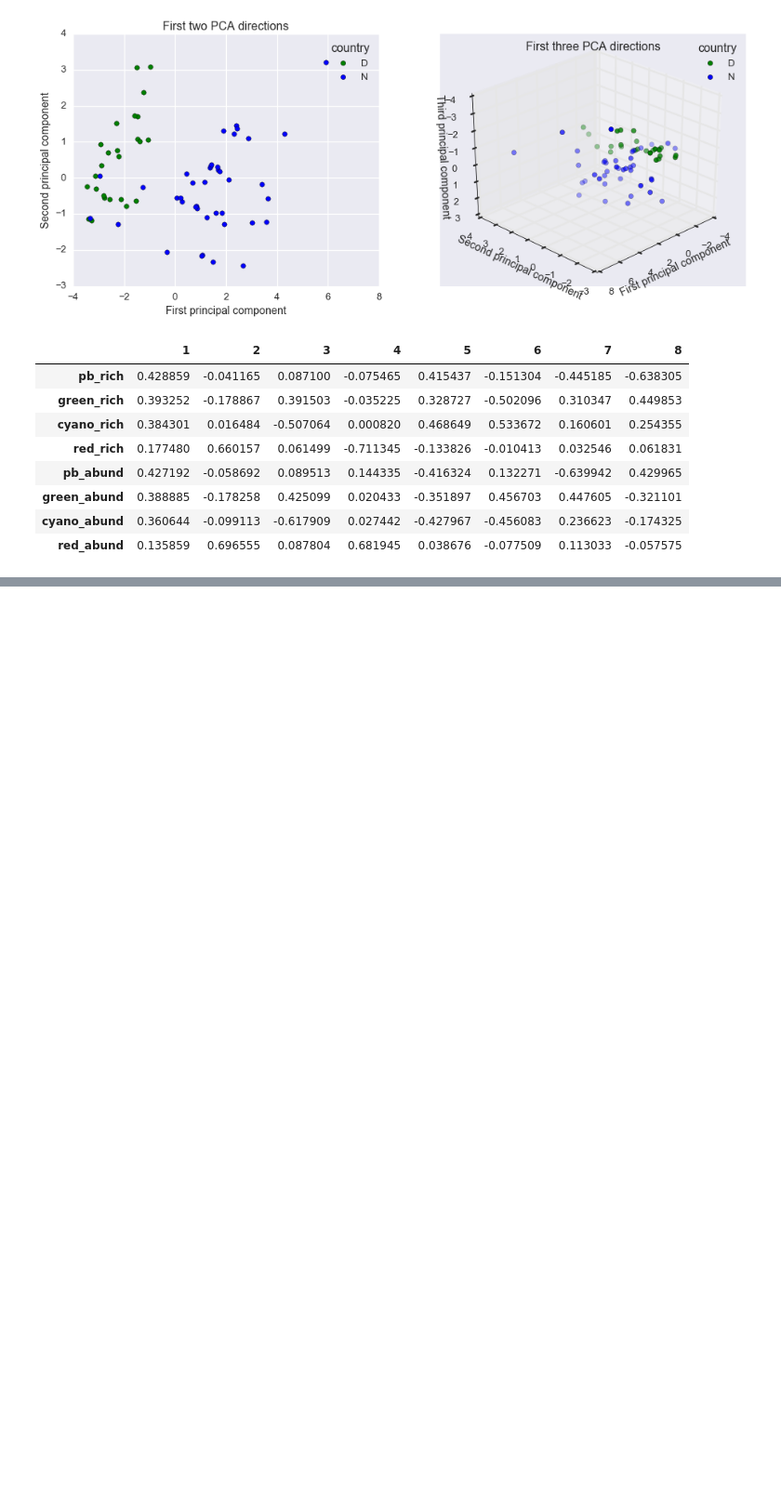
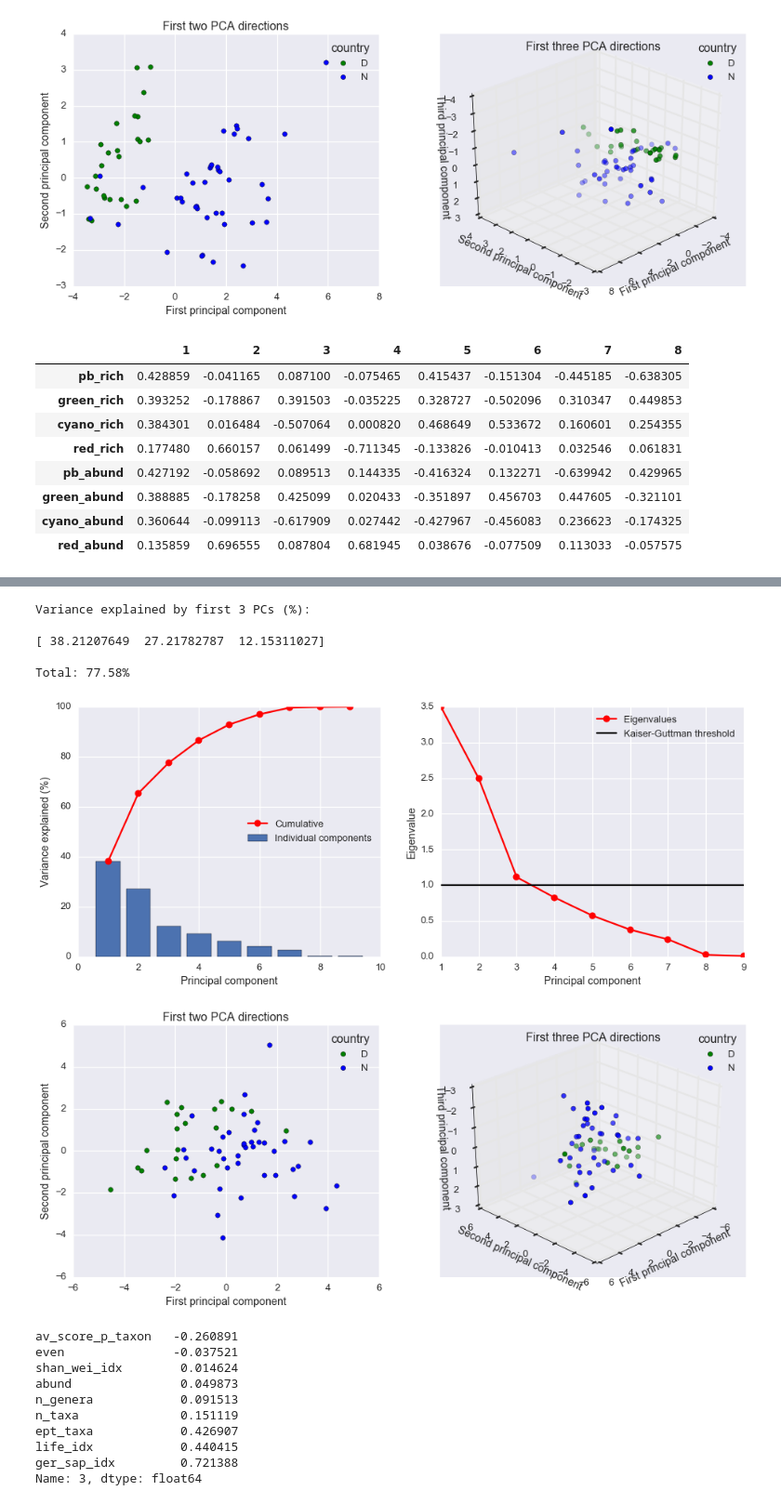
Before and after one commit to JamesSample/ECOREG, a Jupyter notebook: ecoreg_full_analysis_1.ipynb, the cells around one changed output, grey strips where cells are left out. Shown at 93% size. Drawn from its saved outputs; the diff is of its cells as text; code cells hidden in the pictures; blank space fills up the shorter version.

```diff
--- a/ecoreg_full_analysis_1.ipynb
+++ b/ecoreg_full_analysis_1.ipynb
@@ -196,3 +196,8 @@ Start off by defining a convenience function for the PCA.
+# %%
+# Import custom functions
+func_path = r'C:\Data\James_Work\Staff\Susi_S\ECOREG\Python\ECOREG\ecoreg_code.py'
+
+ecoreg = imp.load_source('ecoreg_code', func_path)
 # %% [markdown]
 #### 4.1.1. PB data
 
@@ -200,7 +205,7 @@ Previous work in section 2.2 of [this notebook](http://nbviewer.jupyter.org/gith
 
 The "overall" scores therefore do a reasonable job of representing the main patterns in the underlying green algae and cyanobacteria data. With this in mind, it seems reasonable to represent the PB data using (i) one of the overall scores and (ii) one of the red algage metrics. The abundance scores were originally evaluated on a qualitative scale, which perhaps makes them less reliable than the richness scores (?). For this reason, I'm tempted to use **overall PB richness** and **red algae richness** as the two primary indicators of PB response in this analysis. Let's see if this looks reasonable based on PCA.
 # %%
-# Join country to PB data
+# Join categorical variables to PB data
 df = pb_df.join(site_df['country'])
 
 # Columns to consider
@@ -208,7 +213,7 @@ pb_cols = ['pb_rich', 'green_rich', 'cyano_rich', 'red_rich',
            'pb_abund', 'green_abund', 'cyano_abund', 'red_abund']
 
 # Run PCA
-res = run_pca(df, cols=pb_cols, c='country')
+res = ecoreg.run_pca(df, cols=pb_cols, c='country')
 res
 # %% [output]
 Variance explained by first 3 PCs (%):
@@ -233,0 +259,35 @@ The loadings in the table above are also interesting. PC1 is dominated by overal
+# %%
+# Join categorical variables to MZB data
+df = mzb_df.join(site_df['country'])
+
+# Columns to consider
+mzb_cols = ['abund', 'n_taxa', 'ger_sap_idx', 'av_score_p_taxon',
+            'shan_wei_idx', 'even', 'graz_scrap', 'miners', 'xylo',
+            'shred', 'gath_coll', 'acti_filt_feed', 'pass_filt_feed',
+            'pred', 'para', 'swim_skat', 'swim_div', 'burr_bore',
+            'sprawl_walk', 'sessil', 'ept_taxa', 'n_genera', 'life_idx']
+
+mzb_cols = ['abund', 'n_taxa', 'ger_sap_idx', 'av_score_p_taxon',
+            'shan_wei_idx', 'even', 'ept_taxa', 'n_genera', 'life_idx']
+
+# Run PCA
+res = ecoreg.run_pca(df, cols=mzb_cols, c='country')
+res[3].sort_values()
+# %% [output]
+Variance explained by first 3 PCs (%):
+
+[ 38.21207649  27.21782787  12.15311027]
+
+Total: 77.58%
+[figure, added]
+[figure, added]
+av_score_p_taxon   -0.260891
+even               -0.037521
+shan_wei_idx        0.014624
+abund               0.049873
+n_genera            0.091513
+n_taxa              0.151119
+ept_taxa            0.426907
+life_idx            0.440415
+ger_sap_idx         0.721388
+Name: 3, dtype: float64
```
Also changed, not shown: parts of 4 cells of this notebook.
